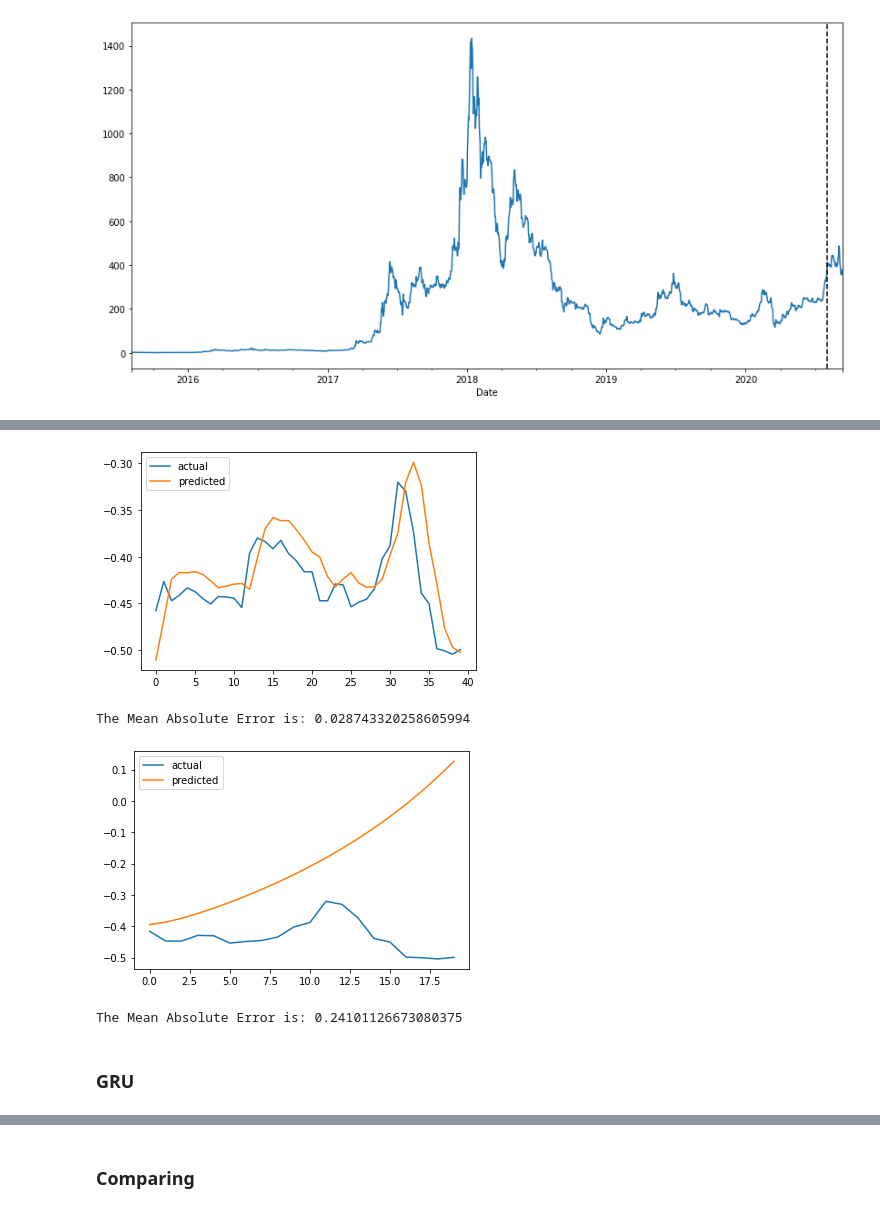
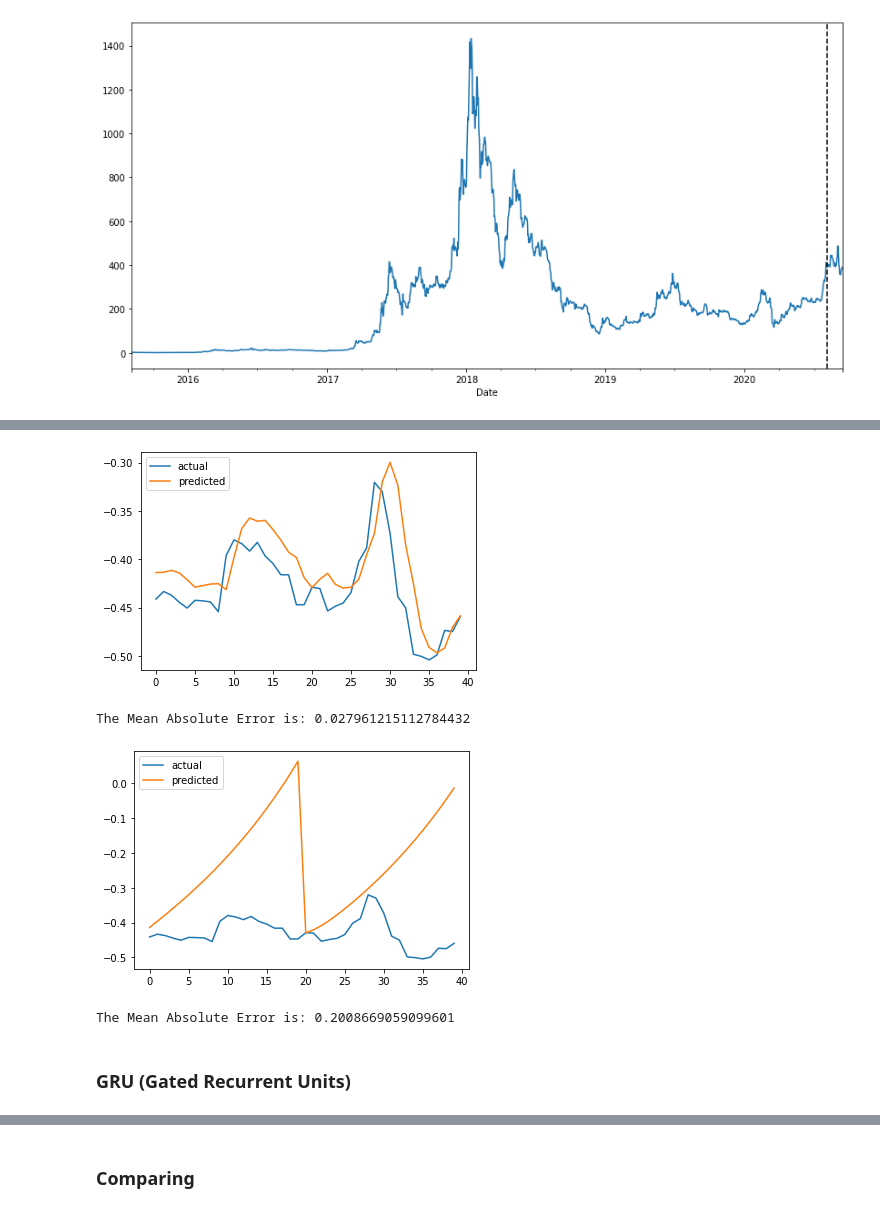
Before and after one commit to juan-ivan-NV/Btc_trading, a Jupyter notebook: Data_extraction_and_models_comparison.ipynb, the cells around one changed output, grey strips where cells are left out. Saved outputs shown, nothing was run; the diff lists cells and outputs as text; code cells hidden in the pictures.

```diff
--- a/Data_extraction_and_models_comparison.ipynb
+++ b/Data_extraction_and_models_comparison.ipynb
@@ -646,17 +612,0 @@ LSTM_training_outputs.shape
-# %%
-# ► Data for testing, Create windows for testing
-
-test_set = sc_lstm[-40:]
-
-LSTM_test_inputs = []
-for i in range(len(test_set)-window_len):
-    temp_set = test_set[i:(i+window_len)].copy()
-
-    #for col in list(temp_set):
-    #    temp_set[col] = temp_set[col]/temp_set[col].iloc[0] - 1
-
-    LSTM_test_inputs.append(temp_set)
-LSTM_test_outputs = test_set[window_len:]
-
-LSTM_test_inputs = [np.array(LSTM_test_inputs) for LSTM_test_inputs in LSTM_test_inputs]
-LSTM_test_inputs = np.array(LSTM_test_inputs)
@@ -716,11 +660,11 @@ def build_model(inputs, output_size, neurons, activ_func="linear",
     return model
 # %%
 # initialise model architecture
-nn_model = build_model(LSTM_training_inputs, output_size=1, neurons = 32)
+nn_model = build_model(LSTM_train_inputs, output_size=1, neurons = 32)
 # model output is next price normalised to 10th previous closing price
 # train model on data
 # note: eth_history contains information on the training error per epoch
-nn_history = nn_model.fit(LSTM_training_inputs, LSTM_training_outputs,
-                            epochs=10, batch_size=1, verbose=2, shuffle=True)
+nn_history = nn_model.fit(LSTM_train_inputs, LSTM_train_outputs,
+                            epochs=10, batch_size=1, shuffle=True)
 # %% [output]
 Epoch 1/10
@@ -753,32 +707,34 @@ plt.show()
 MAE = mean_absolute_error(LSTM_test_outputs, nn_model.predict(LSTM_test_inputs))
 print('The Mean Absolute Error is: {}'.format(MAE))
 # %% [output]
-[figure, old version]
+[figure, new version]
-The Mean Absolute Error is: 0.028743320258605994
+The Mean Absolute Error is: 0.027961215112784432
 # %%
 # https://github.com/llSourcell/How-to-Predict-Stock-Prices-Easily-Demo/blob/master/lstm.py
-# Predicting one window
+# ► Predicting two windows
 
 def predict_sequence_full(model, data, window_size):
-    #Shift the window by 1 new prediction each time, re-run predictions on new window
+
+    '''Shift the window by 1 new prediction each time, re-run predictions on new window'''
     curr_frame = data[0]
     predicted = []
     for i in range(len(data)):
         predicted.append(model.predict(curr_frame[np.newaxis,:,:])[0,0])
         curr_frame = curr_frame[1:]
         curr_frame = np.insert(curr_frame, [window_size-1], predicted[-1], axis=0)
     return predicted
 
-predictions = predict_sequence_full(nn_model, LSTM_test_inputs[-20:], 20)
+pred_win1 = predict_sequence_full(nn_model, LSTM_test_inputs[:20], 20)
+pred_win2 = predict_sequence_full(nn_model, LSTM_test_inputs[-20:], 20)
 
-plt.plot(LSTM_test_outputs[-20:], label="actual")
-plt.plot(predictions, label="predicted")
+plt.plot(LSTM_test_outputs, label="actual")
+plt.plot(pred_win1 + pred_win2, label="predicted")
 plt.legend()
 plt.show()
-MAE = mean_absolute_error(LSTM_test_outputs[-20:], predictions)
+MAE = mean_absolute_error(LSTM_test_outputs, pred_win1 + pred_win2)
 print('The Mean Absolute Error is: {}'.format(MAE))
 # %% [output]
-[figure, old version]
+[figure, new version]
-The Mean Absolute Error is: 0.24101126673080375
+The Mean Absolute Error is: 0.2008669059099601
 # %% [markdown]
-### GRU
+### GRU (Gated Recurrent Units)
```
Also changed, not shown: parts of 20 cells of this notebook.
